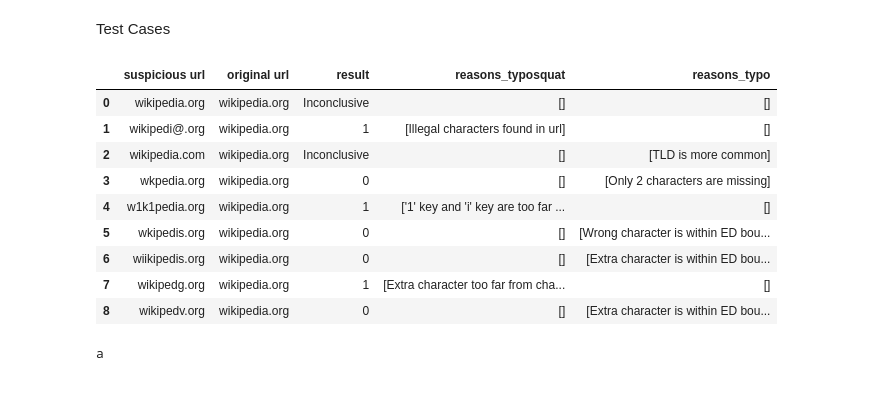
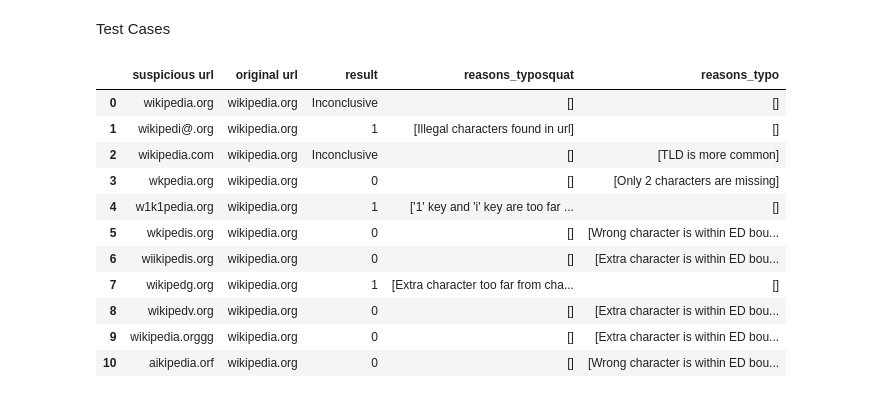
Before and after one commit to georginacyc/Internship, a Jupyter notebook: Typosquatting/TypoSquatting.ipynb, the cells around one changed output. Drawn from its saved outputs; the diff is of its cells as text; code cells hidden in the pictures.

```diff
--- a/Typosquatting/TypoSquatting.ipynb
+++ b/Typosquatting/TypoSquatting.ipynb
@@ -411,5 +357,8 @@ test_cases = ["bankofsingapore.com",
 test_results = []
 
 for url in test_cases:
-    test_results.append(is_typo())
+    test_results.append(is_typo(url))
+
+df = pd.DataFrame(test_results)
+df
 # %% [output]
@@ -790,33 +790,24 @@ def is_typo(sus_url, legit_url):
 Test Cases
 # %%
 legit_url = whitelist_domains[0]
-test_urls = ["wikipedia.org", "wikipedi@.org", "wikipedia.com", "wkpedia.org", "w1k1pedia.org", "wkipedis.org", "wiikipedis.org", "wikipedg.org", "wikipedv.org"]
+test_urls = ["wikipedia.org", "wikipedi@.org", "wikipedia.com", "wkpedia.org", "w1k1pedia.org", "wkipedis.org", "wiikipedis.org", "wikipedg.org", "wikipedv.org", "wikipedia.orggg", "aikipedia.orf"]
 test_results = []
 
 for url in test_urls:
     test_results.append(is_typo(url, legit_url))
 
 df = pd.DataFrame(test_results)
 df
 # %% [output]
 |  | suspicious url | original url | result | reasons_typosquat | reasons_typo |
 | 0 | wikipedia.org | wikipedia.org | Inconclusive | [] | [] |
 | 1 | wikipedi@.org | wikipedia.org | 1 | [Illegal characters found in url] | [] |
 | 2 | wikipedia.com | wikipedia.org | Inconclusive | [] | [TLD is more common] |
 | 3 | wkpedia.org | wikipedia.org | 0 | [] | [Only 2 characters are missing] |
 | 4 | w1k1pedia.org | wikipedia.org | 1 | ['1' key and 'i' key are too far ... | [] |
 | 5 | wkipedis.org | wikipedia.org | 0 | [] | [Wrong character is within ED bou... |
 | 6 | wiikipedis.org | wikipedia.org | 0 | [] | [Extra character is within ED bou... |
 | 7 | wikipedg.org | wikipedia.org | 1 | [Extra character too far from cha... | [] |
 | 8 | wikipedv.org | wikipedia.org | 0 | [] | [Extra character is within ED bou... |
+| 9 | wikipedia.orggg | wikipedia.org | 0 | [] | [Extra character is within ED bou... |
+| 10 | aikipedia.orf | wikipedia.org | 0 | [] | [Wrong character is within ED bou... |
-# %%
-url1 = "wikipediaax.org"
-url2 = "wikipedia.org"
-
-seqm = dl.SequenceMatcher(None, url1, url2)
-
-for opcode, a0, a1, b0, b1 in seqm.get_opcodes():
-    if opcode == "delete":
-        print(seqm.a[a0-1:a1-2])
-# %% [output]
-a
```
Also changed, not shown: parts of 13 cells of this notebook.
